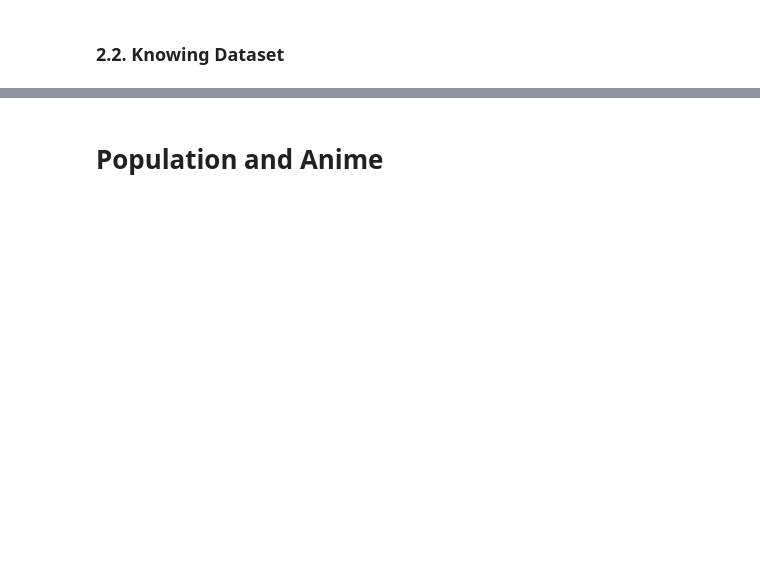
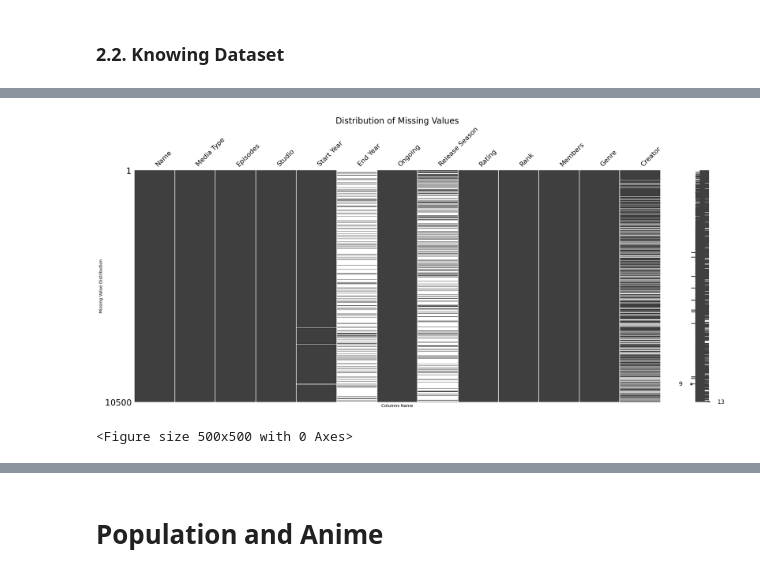
Before and after one commit to MYTE21/Anime.Quest, a Jupyter notebook: notebooks/data_processing.ipynb, the cells around one changed output, grey strips where cells are left out. Cells and saved outputs as stored; diff of their text form; code cells hidden in the pictures; blank space fills up the shorter version.

```diff
--- a/notebooks/data_processing.ipynb
+++ b/notebooks/data_processing.ipynb
@@ -476,0 +85,12 @@ df[df["Name"] == "Attack on Titan"]
+# %%
+# distribution of missing values of anime dataset
+msno.matrix(df_anime)
+
+plt.title('Distribution of Missing Values', fontsize=20)
+plt.xlabel("Columns Name")
+plt.ylabel("Missing Value Distribution")
+plt.figure(figsize=(5,5))
+plt.show()
+# %% [output]
+[figure, added]
+<Figure size 500x500 with 0 Axes>
```
Also changed, not shown: parts of 103 cells of this notebook.
